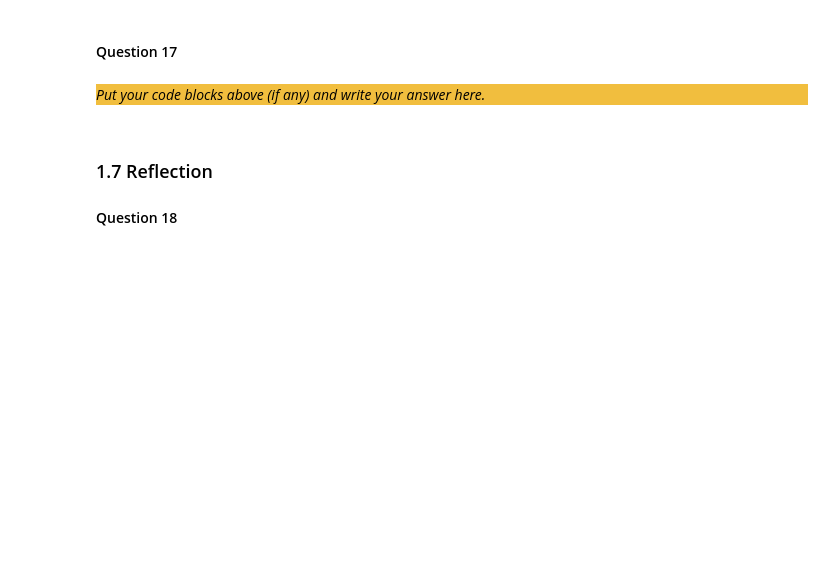
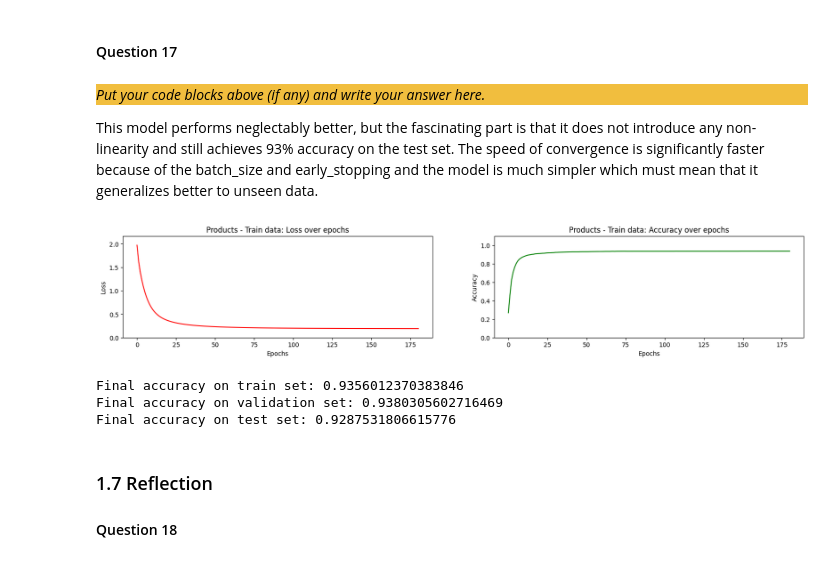
Before and after one commit to zain1290/Artificial-Neural-Network, a Jupyter notebook: src/Main.ipynb, the cells around one changed output. Drawn from its saved outputs; the diff is of its cells as text; code cells hidden in the pictures; blank space fills up the shorter version.

```diff
--- a/src/Main.ipynb
+++ b/src/Main.ipynb
@@ -209,6 +211,17 @@ class ReLU:
     # Computes the derivative of the ReLU function for use in backpropagation, based on the input
     def apply_derivative(self, x):
         return np.where(x <= 0, 0, 1) # Derivative is 0 for x <= 0 and 1 for x > 0
+# %%
+# The Identity activation function, which does not change the input and also has a derivative of 1 for all inputs. We have added this activation function, because of the results from the toolbox's grid search. We need it to fulfill question 17.
+class Identity:
+
+    # Applies the identity function to the input
+    def apply(self, x):
+        return x
+
+    # Computes the derivative of the identity function for use in backpropagation, which is 1 for all inputs
+    def apply_derivative(self, x):
+        return np.ones_like(x)
 # %%
 # The Activation class, which takes an activation function as input and applies it to the input in the forward pass, and also computes the gradient with respect to the input in the backward pass using the derivative of the activation function
 class Activation:
@@ -798,6 +875,39 @@ _Put your code blocks above (if any) and write your answer here._
 _Put your code blocks above (if any) and write your answer here._
 
 </div>
+
+This model performs neglectably better, but the fascinating part is that it does not introduce any non-linearity and still achieves 93% accuracy on the test set. The speed of convergence is significantly faster because of the batch_size and early_stopping and the model is much simpler which must mean that it generalizes better to unseen data.
+# %%
+np.random.seed(1234)
+
+p = Network([Linear(10, 8, init_strategy="xavier"), Activation(Identity()),
+             Linear(8, 7, init_strategy="xavier")])
+
+losses, accuracies, epochs = train(p,
+                                   X_train, y_train,
+                                   X_val, y_val,
+                                   SoftmaxCrossEntropy(),
+                                   lambda x: np.argmax(x, axis=1),
+                                   lr=0.005,
+                                   batch_size=64,
+                                   early_stopping=True,
+                                   epochs=200)
+
+plot_accuracy_loss(losses, accuracies, title="Products - Train data: ")
+print("Final accuracy on train set:", accuracies[-1])
+
+predicted_labels = np.argmax(p.forward(X_val), axis=1)
+
+validation_accuracy = accuracy(y_val, predicted_labels)
+print("Final accuracy on validation set:", validation_accuracy)
+
+test_accuracy = accuracy(y_test, np.argmax(p.forward(X_test), axis=1))
+print("Final accuracy on test set:", test_accuracy)
+# %% [output]
+[figure, added]
+Final accuracy on train set: 0.9356012370383846
+Final accuracy on validation set: 0.9380305602716469
+Final accuracy on test set: 0.9287531806615776
 # %% [markdown]
 ### 1.7 Reflection
 
```
Also changed, not shown: parts of 13 cells of this notebook, 1 other file.
